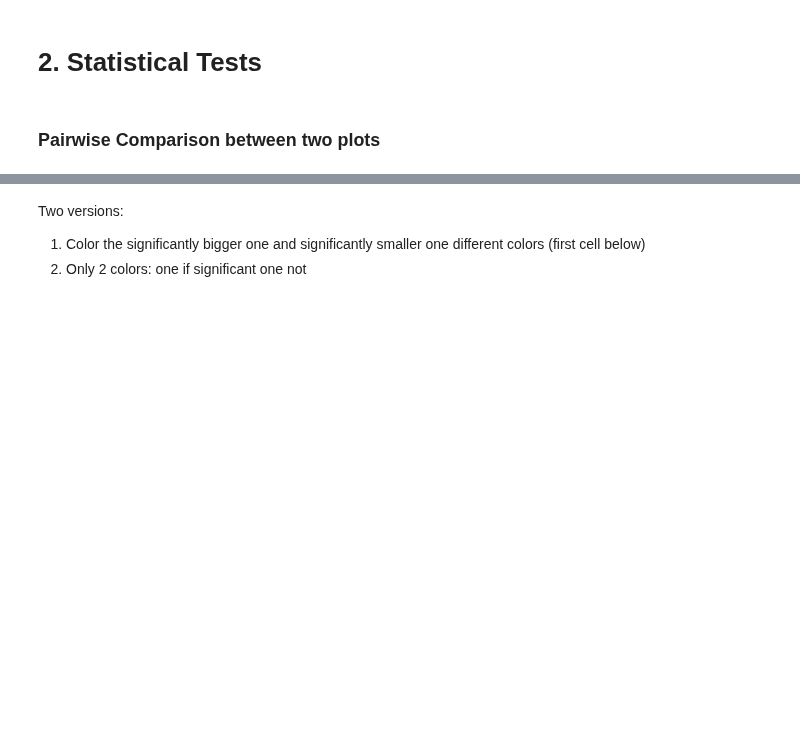
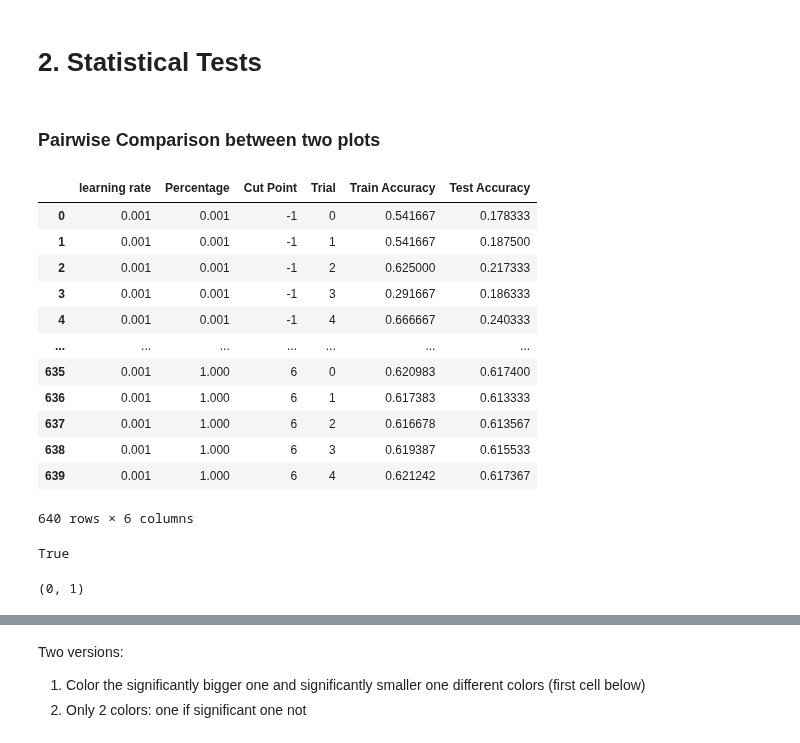
Before and after one commit to tusharmanekar/mp-tl-study, a Jupyter notebook: CIFAR/visualizations.ipynb, the cells around one changed output, grey strips where cells are left out. Drawn from its saved outputs; the diff is of its cells as text; code cells hidden in the pictures; blank space fills up the shorter version.

```diff
--- a/CIFAR/visualizations.ipynb
+++ b/CIFAR/visualizations.ipynb
@@ -119,3 +119,24 @@ heatmap(df, params, figsize=(10,7))
 # 2. Statistical Tests
 # %% [markdown]
 ### Pairwise Comparison between two plots
+# %%
+df_truncated
+# %% [output]
+|  | learning rate | Percentage | Cut Point | Trial | Train Accuracy | Test Accuracy |
+| 0 | 0.001 | 0.001 | -1 | 0 | 0.541667 | 0.178333 |
+| 1 | 0.001 | 0.001 | -1 | 1 | 0.541667 | 0.187500 |
+| 2 | 0.001 | 0.001 | -1 | 2 | 0.625000 | 0.217333 |
+| 3 | 0.001 | 0.001 | -1 | 3 | 0.291667 | 0.186333 |
+| 4 | 0.001 | 0.001 | -1 | 4 | 0.666667 | 0.240333 |
+| ... | ... | ... | ... | ... | ... | ... |
+| 635 | 0.001 | 1.000 | 6 | 0 | 0.620983 | 0.617400 |
+| 636 | 0.001 | 1.000 | 6 | 1 | 0.617383 | 0.613333 |
+| 637 | 0.001 | 1.000 | 6 | 2 | 0.616678 | 0.613567 |
+| 638 | 0.001 | 1.000 | 6 | 3 | 0.619387 | 0.615533 |
+| 639 | 0.001 | 1.000 | 6 | 4 | 0.621242 | 0.617367 |
+640 rows × 6 columns
+# %%
+# compare all elements of a np array to anothers usign numpy function
+np.allclose(np.zeros(5),np.zeros(5))
+# %% [output]
+True
@@ -121,0 +153,4 @@ heatmap(df, params, figsize=(10,7))
+# %%
+perform_pairwise_wilcoxon_test(np.zeros(5), np.zeros(5))
+# %% [output]
+(0, 1)
```
Also changed, not shown: parts of 9 cells of this notebook, 1 other file.
